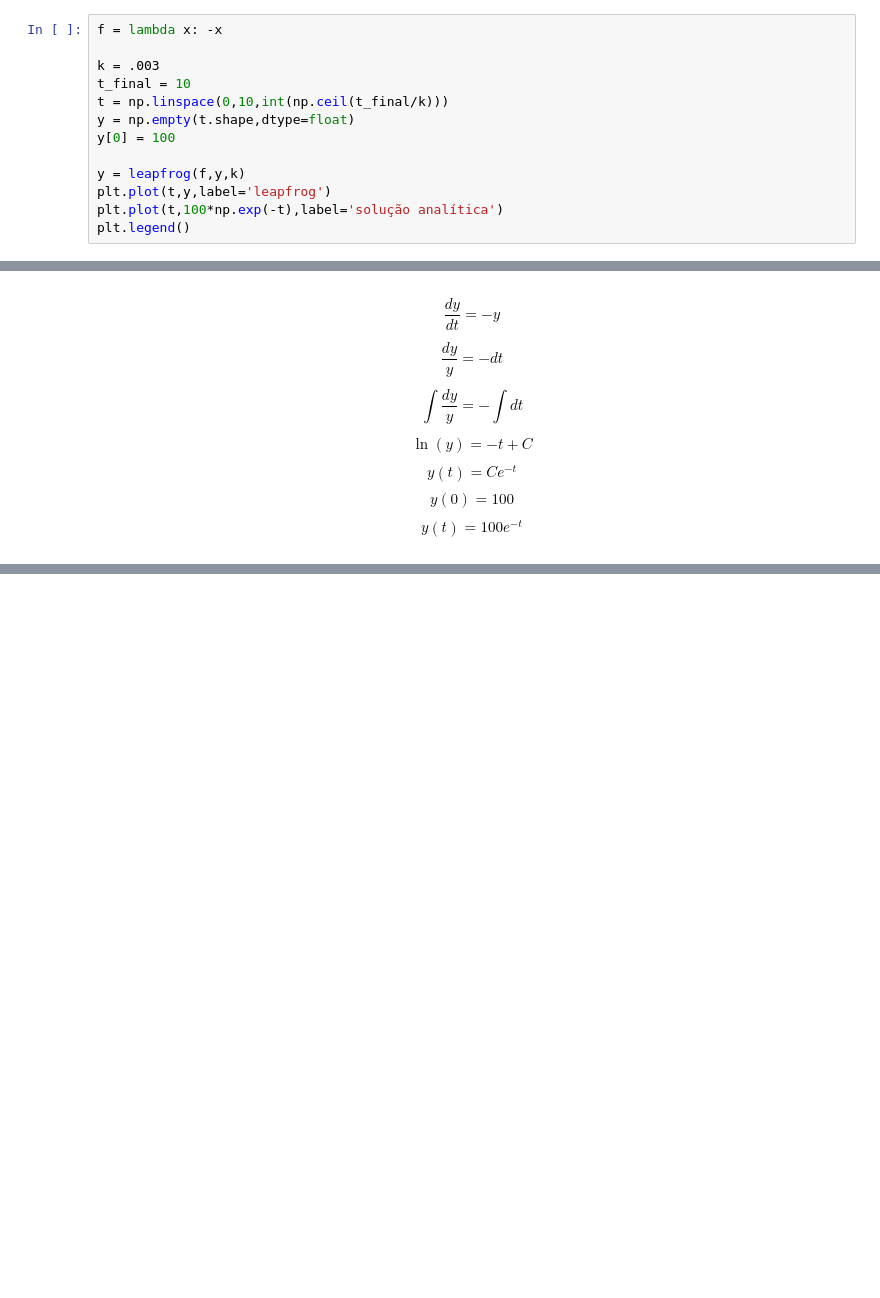
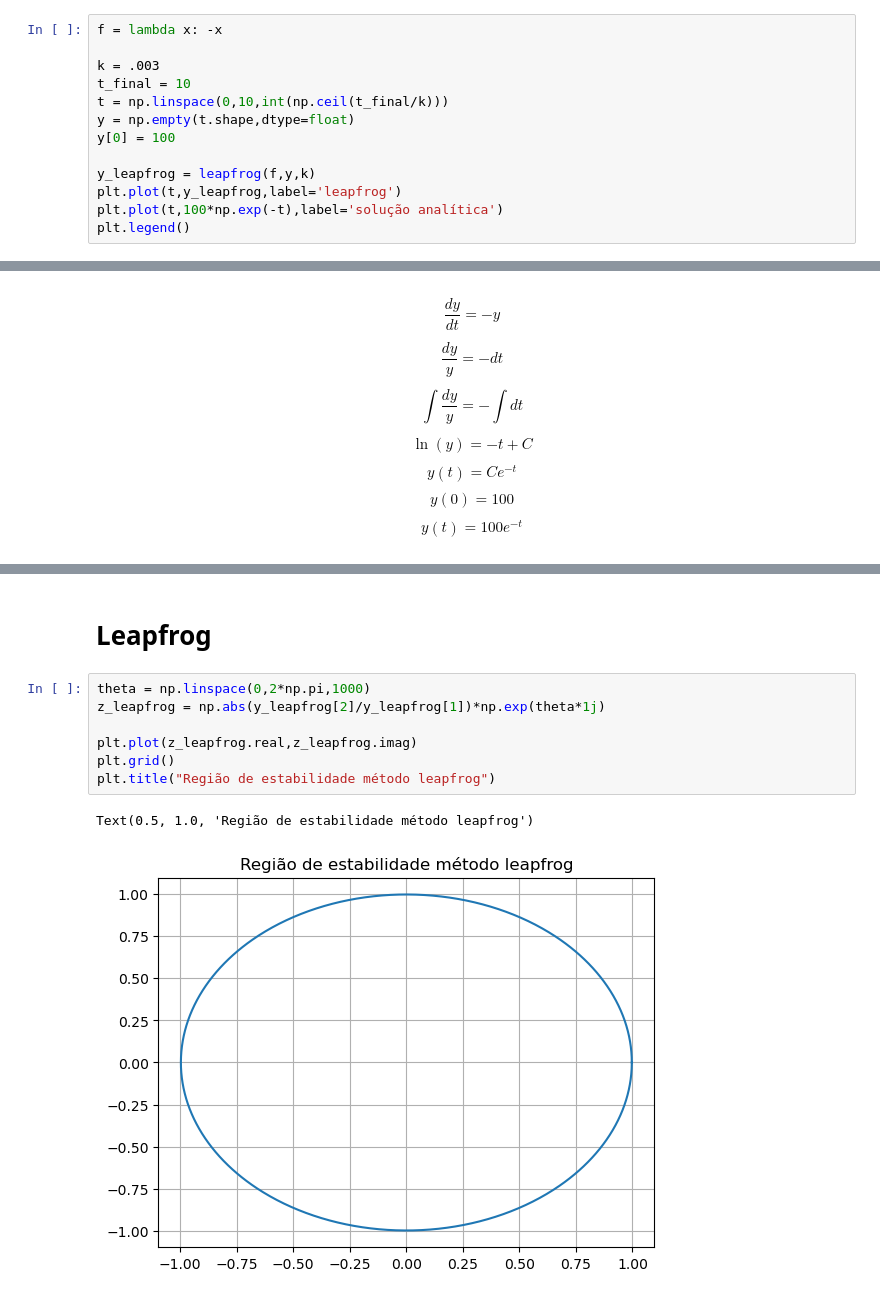
Before and after one commit to mickpires/scientific_computing_book, a Jupyter notebook: analise.ipynb, the cells around one changed output, grey strips where cells are left out. Cells and saved outputs as stored; diff of their text form; blank space fills up the shorter version.

```diff
--- a/analise.ipynb
+++ b/analise.ipynb
@@ -43,8 +44,8 @@ t = np.linspace(0,10,int(np.ceil(t_final/k)))
 y = np.empty(t.shape,dtype=float)
 y[0] = 100
 
-y = leapfrog(f,y,k)
-plt.plot(t,y,label='leapfrog')
+y_leapfrog = leapfrog(f,y,k)
+plt.plot(t,y_leapfrog,label='leapfrog')
 plt.plot(t,100*np.exp(-t),label='solução analítica')
 plt.legend()
 # %% [output]
@@ -65,0 +117,12 @@ $$y(t) = 100e^{-t}$$
+# %% [markdown]
+# Leapfrog
+# %%
+theta = np.linspace(0,2*np.pi,1000)
+z_leapfrog = np.abs(y_leapfrog[2]/y_leapfrog[1])*np.exp(theta*1j)
+
+plt.plot(z_leapfrog.real,z_leapfrog.imag)
+plt.grid()
+plt.title("Região de estabilidade método leapfrog")
+# %% [output]
+Text(0.5, 1.0, 'Região de estabilidade método leapfrog')
+[figure, added]
```
Also changed, not shown: parts of 14 cells of this notebook, 1 other file.
